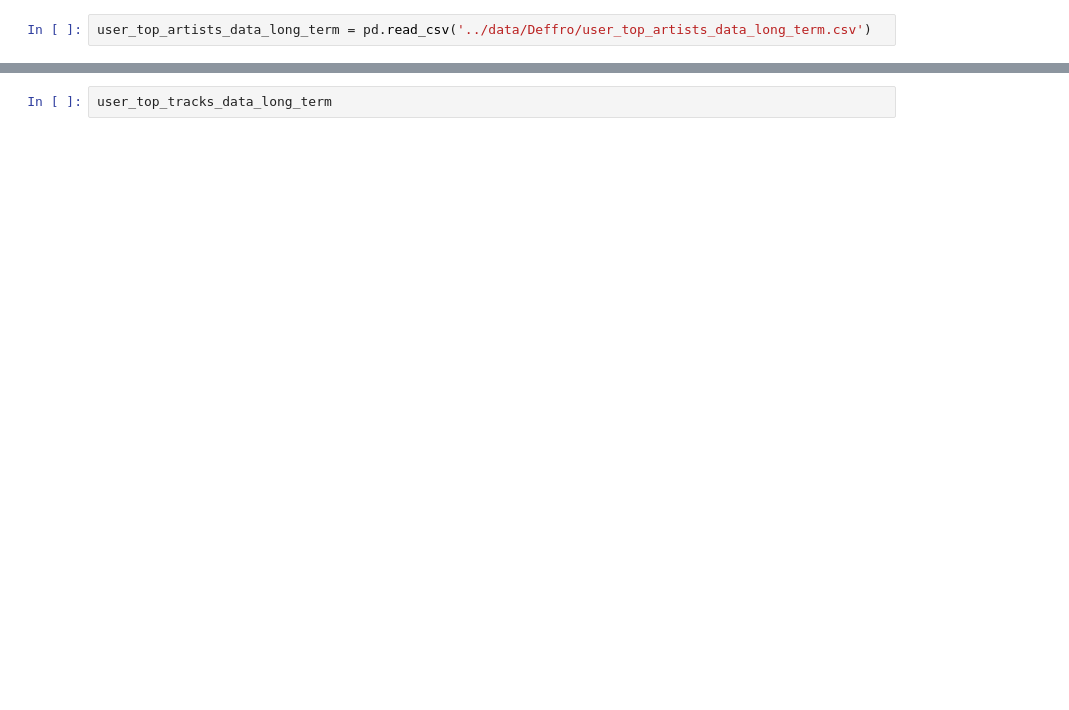
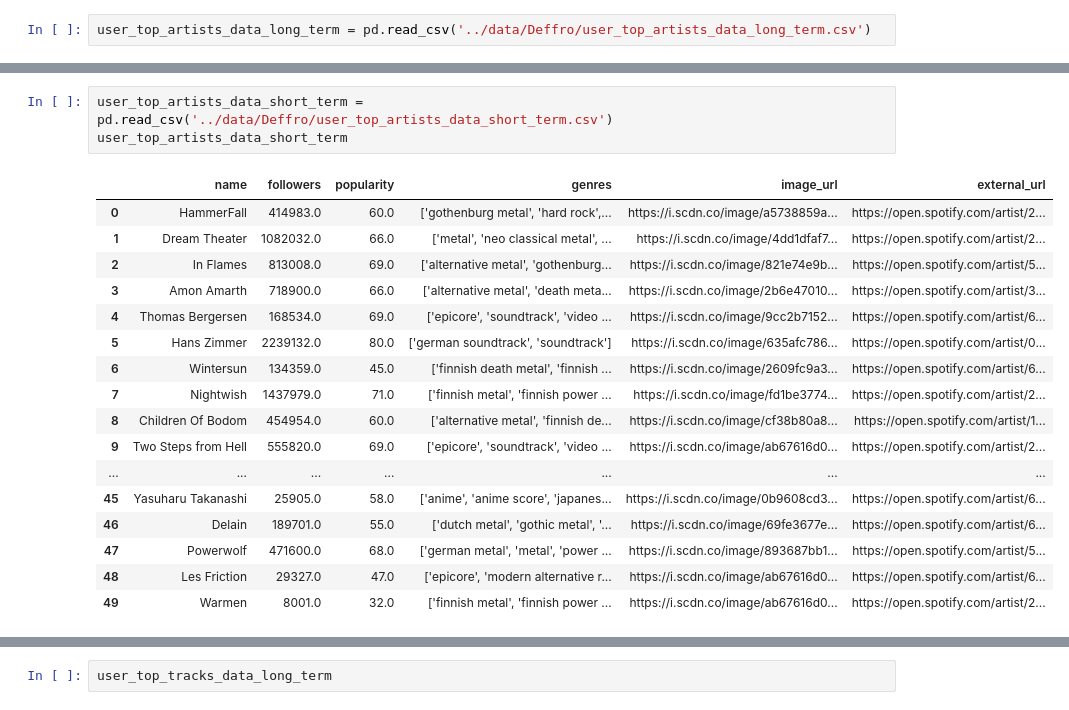
Before and after one commit to Deffro/statify, a Jupyter notebook: notebooks/8 - Reading the csv.ipynb, the cells around one changed output, grey strips where cells are left out. Drawn from its saved outputs; the diff is of its cells as text; blank space fills up the shorter version.

```diff
--- a/notebooks/8 - Reading the csv.ipynb
+++ b/notebooks/8 - Reading the csv.ipynb
@@ -26,0 +52,21 @@ user_top_tracks_data_long_term = pd.read_csv('../data/Deffro/user_top_tracks_dat
+# %%
+user_top_artists_data_short_term = pd.read_csv('../data/Deffro/user_top_artists_data_short_term.csv')
+user_top_artists_data_short_term
+# %% [output]
+|  | name | followers | popularity | genres | image_url | external_url |
+| 0 | HammerFall | 414983.0 | 60.0 | ['gothenburg metal', 'hard rock',... | https://i.scdn.co/image/a5738859a... | https://open.spotify.com/artist/2... |
+| 1 | Dream Theater | 1082032.0 | 66.0 | ['metal', 'neo classical metal', ... | https://i.scdn.co/image/4dd1dfaf7... | https://open.spotify.com/artist/2... |
+| 2 | In Flames | 813008.0 | 69.0 | ['alternative metal', 'gothenburg... | https://i.scdn.co/image/821e74e9b... | https://open.spotify.com/artist/5... |
+| 3 | Amon Amarth | 718900.0 | 66.0 | ['alternative metal', 'death meta... | https://i.scdn.co/image/2b6e47010... | https://open.spotify.com/artist/3... |
+| 4 | Thomas Bergersen | 168534.0 | 69.0 | ['epicore', 'soundtrack', 'video ... | https://i.scdn.co/image/9cc2b7152... | https://open.spotify.com/artist/6... |
+| 5 | Hans Zimmer | 2239132.0 | 80.0 | ['german soundtrack', 'soundtrack'] | https://i.scdn.co/image/635afc786... | https://open.spotify.com/artist/0... |
+| 6 | Wintersun | 134359.0 | 45.0 | ['finnish death metal', 'finnish ... | https://i.scdn.co/image/2609fc9a3... | https://open.spotify.com/artist/6... |
+| 7 | Nightwish | 1437979.0 | 71.0 | ['finnish metal', 'finnish power ... | https://i.scdn.co/image/fd1be3774... | https://open.spotify.com/artist/2... |
+| 8 | Children Of Bodom | 454954.0 | 60.0 | ['alternative metal', 'finnish de... | https://i.scdn.co/image/cf38b80a8... | https://open.spotify.com/artist/1... |
+| 9 | Two Steps from Hell | 555820.0 | 69.0 | ['epicore', 'soundtrack', 'video ... | https://i.scdn.co/image/ab67616d0... | https://open.spotify.com/artist/2... |
+| ... | ... | ... | ... | ... | ... | ... |
+| 45 | Yasuharu Takanashi | 25905.0 | 58.0 | ['anime', 'anime score', 'japanes... | https://i.scdn.co/image/0b9608cd3... | https://open.spotify.com/artist/6... |
+| 46 | Delain | 189701.0 | 55.0 | ['dutch metal', 'gothic metal', '... | https://i.scdn.co/image/69fe3677e... | https://open.spotify.com/artist/6... |
+| 47 | Powerwolf | 471600.0 | 68.0 | ['german metal', 'metal', 'power ... | https://i.scdn.co/image/893687bb1... | https://open.spotify.com/artist/5... |
+| 48 | Les Friction | 29327.0 | 47.0 | ['epicore', 'modern alternative r... | https://i.scdn.co/image/ab67616d0... | https://open.spotify.com/artist/6... |
+| 49 | Warmen | 8001.0 | 32.0 | ['finnish metal', 'finnish power ... | https://i.scdn.co/image/ab67616d0... | https://open.spotify.com/artist/2... |
```
Also changed, not shown: parts of 20 cells of this notebook, 7 other files.
